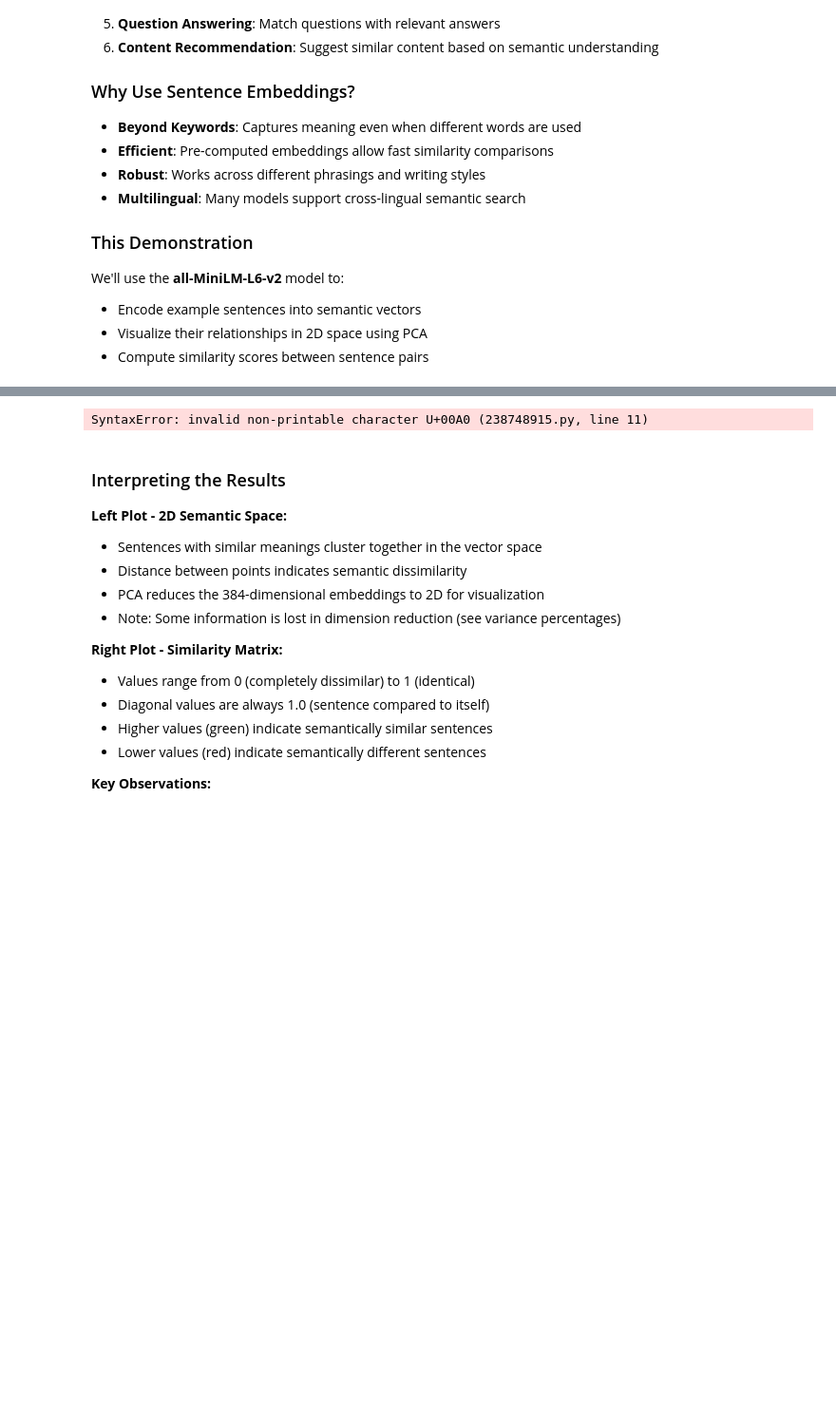
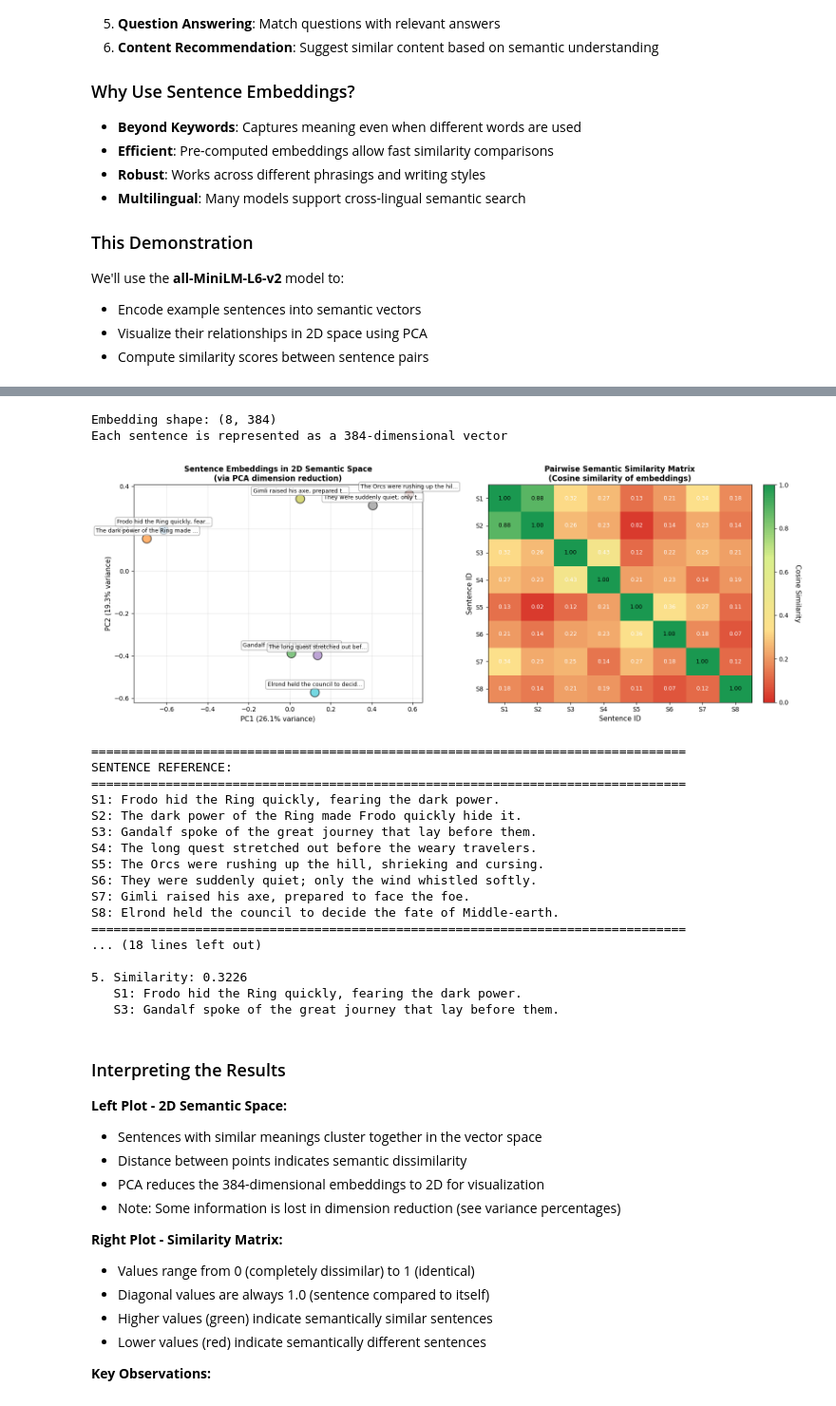
Before and after one commit to Team-DVA/applied-NLP-week3, a Jupyter notebook: notebooks/3_1_AppliedNLP_Session3_Sentence_Embeddings.ipynb, the cells around one changed output, grey strips where cells are left out. Shown: that part at 95% size. Saved outputs shown, nothing was run; the diff lists cells and outputs as text; code cells hidden in the pictures; blank space fills up the shorter version.

```diff
--- a/notebooks/3_1_AppliedNLP_Session3_Sentence_Embeddings.ipynb
+++ b/notebooks/3_1_AppliedNLP_Session3_Sentence_Embeddings.ipynb
@@ -63,4 +33,33 @@ Each sentence is represented as a 384-dimensional vector
 # %%
+from sentence_transformers import SentenceTransformer, util
+import matplotlib.pyplot as plt
+from sklearn.decomposition import PCA
+import numpy as np
+from matplotlib.colors import LinearSegmentedColormap
+
+# Load pre-trained sentence transformer model
+# This is a large model (384 dimensions) and may take a moment to download the first time.
+model = SentenceTransformer('all-MiniLM-L6-v2')
+
+# --- NEW SENTENCES: Curated examples from the Tolkien Universe ---
+# These sentences demonstrate varying semantic relationships (similarity/difference).
+sentences = [
+    "Frodo hid the Ring quickly, fearing the dark power.",
+    "The dark power of the Ring made Frodo quickly hide it.",
+    "Gandalf spoke of the great journey that lay before them.",
+    "The long quest stretched out before the weary travelers.",
+    "The Orcs were rushing up the hill, shrieking and cursing.",
+    "They were suddenly quiet; only the wind whistled softly.",
+    "Gimli raised his axe, prepared to face the foe.",
+    "Elrond held the council to decide the fate of Middle-earth."
+]
+
+# Generate embeddings
+embeddings = model.encode(sentences)
+
+print(f"Embedding shape: {embeddings.shape}")
+print(f"Each sentence is represented as a {embeddings.shape[1]}-dimensional vector\n")
+
 # Create a more comprehensive visualization
 fig, axes = plt.subplots(1, 2, figsize=(16, 6))
 
@@ -87,7 +86,6 @@ ax1.set_title("Sentence Embeddings in 2D Semantic Space\n(via PCA dimension redu
 ax1.grid(True, alpha=0.3)
 
 # --- Plot 2: Similarity Heatmap ---
-from matplotlib.colors import LinearSegmentedColormap
 
 # Compute cosine similarity matrix
 similarity_matrix = util.cos_sim(embeddings, embeddings).numpy()
@@ -107,34 +105,73 @@ cbar.set_label('Cosine Similarity', rotation=270, labelpad=20, fontsize=11)
 # Set ticks and labels
 ax2.set_xticks(range(len(sentences)))
 ax2.set_yticks(range(len(sentences)))
 short_labels = [f"S{i+1}" for i in range(len(sentences))]
 ax2.set_xticklabels(short_labels, fontsize=10)
 ax2.set_yticklabels(short_labels, fontsize=10)
 
 # Add similarity scores as text
 for i in range(len(sentences)):
     for j in range(len(sentences)):
         text_color = 'white' if similarity_matrix[i, j] < 0.5 else 'black'
         ax2.text(j, i, f'{similarity_matrix[i, j]:.2f}',
                 ha="center", va="center", color=text_color, fontsize=9)
 
 ax2.set_title("Pairwise Semantic Similarity Matrix\n(Cosine similarity of embeddings)",
               fontsize=12, fontweight='bold')
 ax2.set_xlabel("Sentence ID", fontsize=11)
 ax2.set_ylabel("Sentence ID", fontsize=11)
 
 plt.tight_layout()
 plt.show()
 
 # Print the sentences for reference
 print("\n" + "="*80)
 print("SENTENCE REFERENCE:")
 print("="*80)
 for i, sent in enumerate(sentences):
     print(f"S{i+1}: {sent}")
 print("="*80)
+
+# Example: Finding most similar sentence pairs
+print("\nTOP 5 MOST SIMILAR SENTENCE PAIRS:")
+print("="*80)
+
+# Get upper triangle indices (avoid duplicates and self-comparisons)
+pairs = []
+for i in range(len(sentences)):
+    for j in range(i+1, len(sentences)):
+        pairs.append((i, j, similarity_matrix[i, j]))
+
+# Sort by similarity score
+pairs.sort(key=lambda x: x[2], reverse=True)
+
+# Display top 5
+for rank, (i, j, score) in enumerate(pairs[:5], 1):
+    print(f"{rank}. Similarity: {score:.4f}")
+    print(f"   S{i+1}: {sentences[i]}")
+    print(f"   S{j+1}: {sentences[j]}")
+    print()
 # %% [output]
-SyntaxError: invalid non-printable character U+00A0 (238748915.py, line 11)
+Embedding shape: (8, 384)
+Each sentence is represented as a 384-dimensional vector
+[figure, added]
+================================================================================
+SENTENCE REFERENCE:
+================================================================================
+S1: Frodo hid the Ring quickly, fearing the dark power.
+S2: The dark power of the Ring made Frodo quickly hide it.
+S3: Gandalf spoke of the great journey that lay before them.
+S4: The long quest stretched out before the weary travelers.
+S5: The Orcs were rushing up the hill, shrieking and cursing.
+S6: They were suddenly quiet; only the wind whistled softly.
+S7: Gimli raised his axe, prepared to face the foe.
+S8: Elrond held the council to decide the fate of Middle-earth.
+================================================================================
+... (18 lines left out)
+
+5. Similarity: 0.3226
+   S1: Frodo hid the Ring quickly, fearing the dark power.
+   S3: Gandalf spoke of the great journey that lay before them.
 # %% [markdown]
 ### Interpreting the Results
 
```
Also changed, not shown: parts of 2 cells of this notebook, 1 other file.
